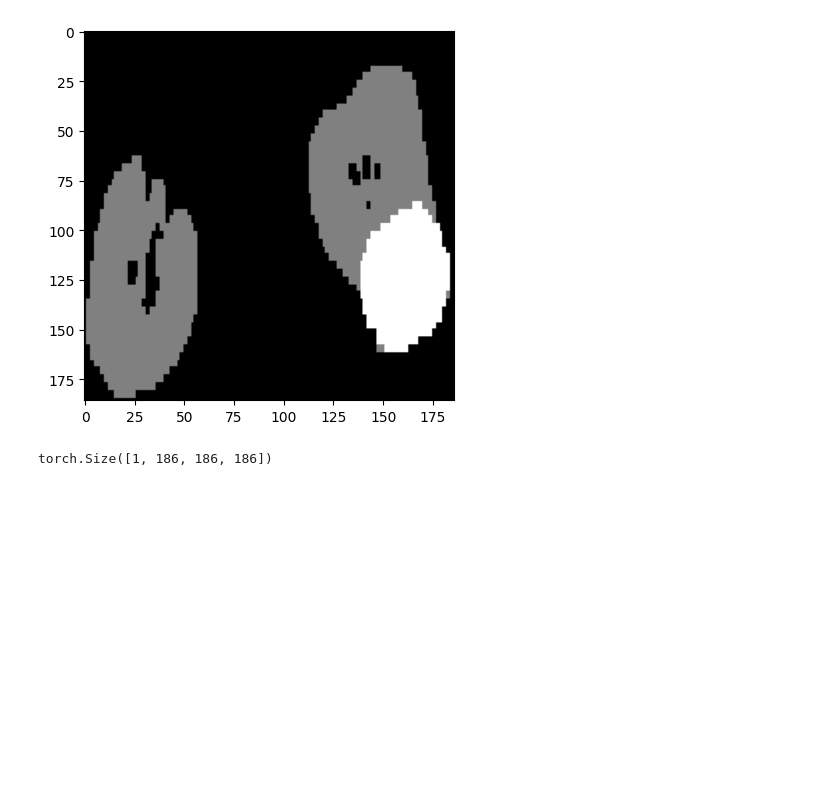
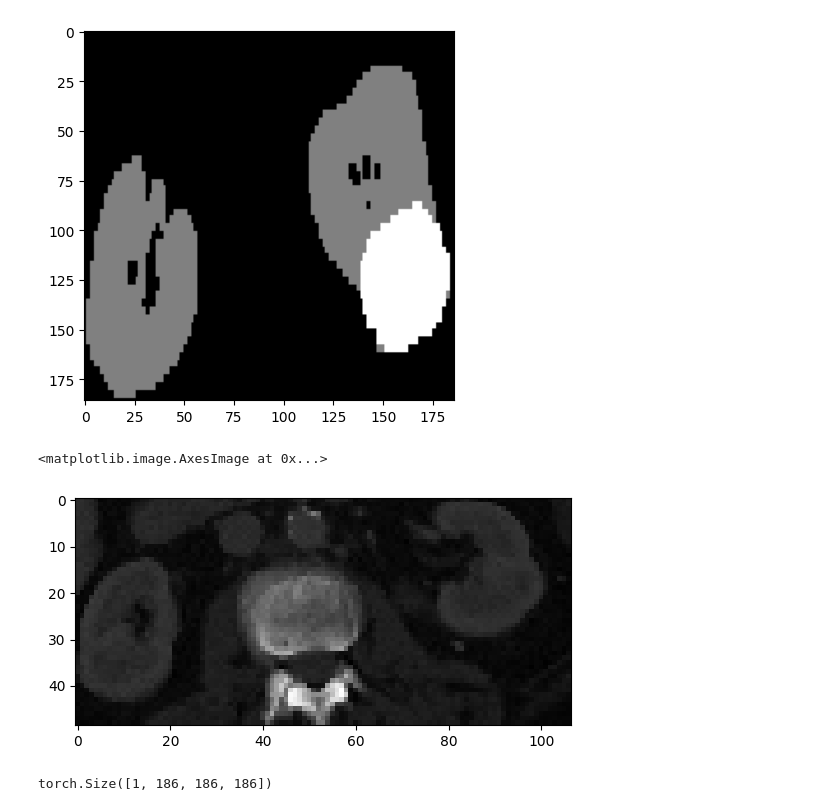
Before and after one commit to marinbenc/domain-specific-transforms, a Jupyter notebook: affine_viz.ipynb, the cells around one changed output. Saved outputs shown, nothing was run; the diff lists cells and outputs as text; code cells hidden in the pictures; blank space fills up the shorter version.

```diff
--- a/affine_viz.ipynb
+++ b/affine_viz.ipynb
@@ -34,6 +34,21 @@ def get_affine_from_bbox_3d(z, y, x, d, h, w, original_shape):
   scale_z = original_d / d
   M = np.array([[scale_z, 0, 0, -z * scale_z], [0, scale_y, 0, -y * scale_y], [0, 0, scale_x, -x * scale_x]])
   return M
+
+def get_bbox_3d_from_affine(M):
+  """
+  Returns the bounding box from an affine transformation matrix in OpenCV-expected format.
+  """
+  scale_z = M[0, 0]
+  scale_y = M[1, 1]
+  scale_x = M[2, 2]
+  z = -M[0, 3] / scale_z
+  y = -M[1, 3] / scale_y
+  x = -M[2, 3] / scale_x
+  d = image.shape[0] / scale_z
+  h = image.shape[1] / scale_y
+  w = image.shape[2] / scale_x
+  return z, y, x, d, h, w
 # %%
 def get_bbox_3d(input, label, padding=0, bbox_aug=0):
   label_th = label.copy()
@@ -96,6 +111,13 @@ plt.imshow(label_t[64, ...], cmap='gray')
 # %% [output]
 <matplotlib.image.AxesImage at 0x...>
 [figure]
+# %%
+z, y, x, d, h, w = get_bbox_3d_from_affine(affine)
+img_cropped = image[int(z):int(z+d), int(y):int(y+h), int(x):int(x+w)]
+plt.imshow(img_cropped[32, ...], cmap='gray')
+# %% [output]
+<matplotlib.image.AxesImage at 0x...>
+[figure, added]
 # %%
 def get_theta_from_bbox_3d(z, y, x, d, h, w, original_shape):
   """
```
Also changed, not shown: parts of 14 cells of this notebook, 10 other files.
